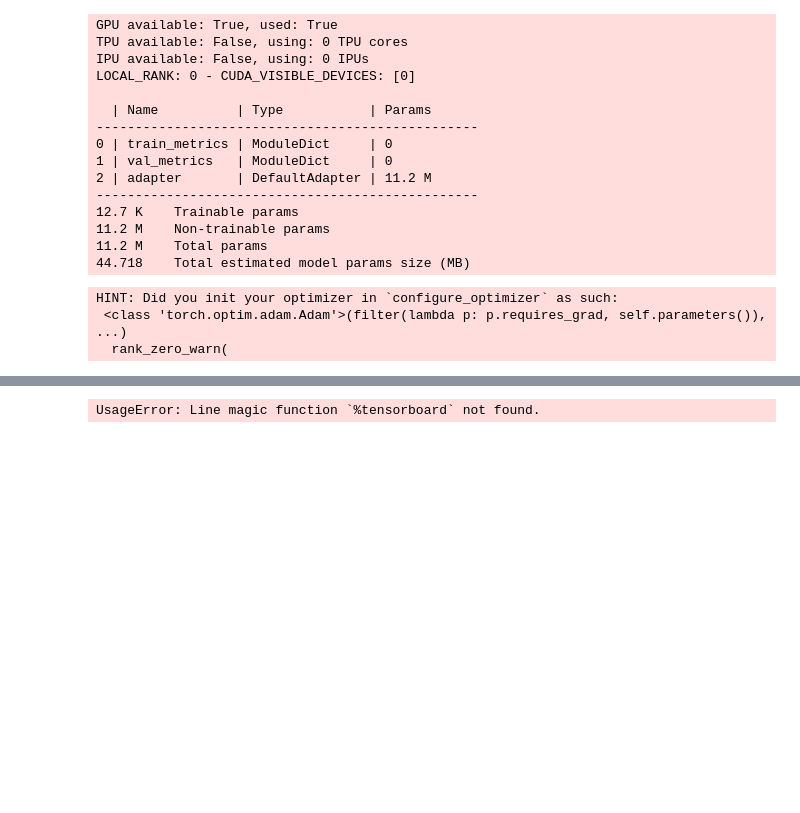
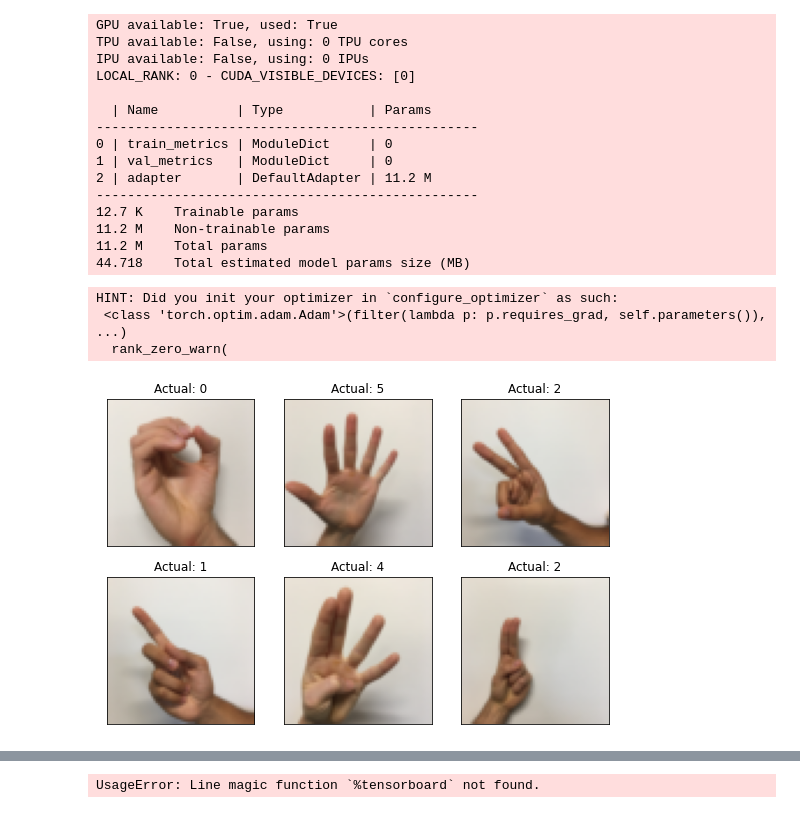
Before and after one commit to bk-anupam/DeepLearningWSL, a Jupyter notebook: ComputerVision/CNN/lightning_flash_cnn_signs.ipynb, the cells around one changed output, grey strips where cells are left out. Drawn from its saved outputs; the diff is of its cells as text; code cells hidden in the pictures; blank space fills up the shorter version.

Commit message:
Added display capability

```diff
--- a/ComputerVision/CNN/lightning_flash_cnn_signs.ipynb
+++ b/ComputerVision/CNN/lightning_flash_cnn_signs.ipynb
@@ -119,6 +119,24 @@ LOCAL_RANK: 0 - CUDA_VISIBLE_DEVICES: [0]
 HINT: Did you init your optimizer in `configure_optimizer` as such:
  <class 'torch.optim.adam.Adam'>(filter(lambda p: p.requires_grad, self.parameters()), ...)
   rank_zero_warn(
+# %%
+def show_batch(img_np_arr, label_arr, img_index, num_rows, num_cols, predict_arr=None):
+    fig = plt.figure(figsize=(9, 6))
+    for index, i in enumerate(img_index):  # list first 9 images
+        img_arr, lb = img_np_arr[i], label_arr[i]
+        ax = fig.add_subplot(num_rows, num_cols, index + 1, xticks=[], yticks=[])
+        # the image data has RGB channels at dim 0, the shape of 3, 64, 64 needs to be 64, 64, 3 for display
+        img_arr = img_arr.transpose(1, 2, 0)
+        ax.imshow(Image.fromarray(np.uint8(img_arr)).convert('RGB'))
+        title = f"Actual: {lb}"
+        if predict_arr:
+            title += f", Pred: {predict_arr[i]}"
+        ax.set_title(title)
+# %%
+# display image samples from training data
+show_batch(train_X, train_y, [0, 1, 2, 3, 4, 5], 2, 3)
+# %% [output]
+[figure, added]
 # %%
 predictions = model.predict(test_x, data_source=DefaultDataSources.NUMPY)
 # %%
```
Also changed, not shown: parts of 3 cells of this notebook.
